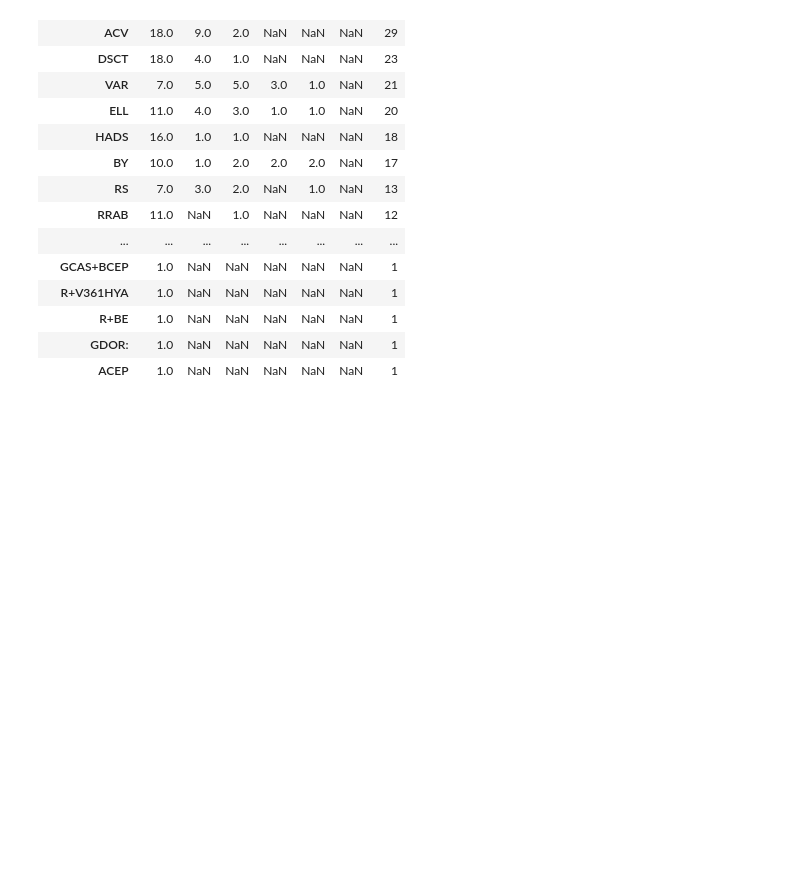
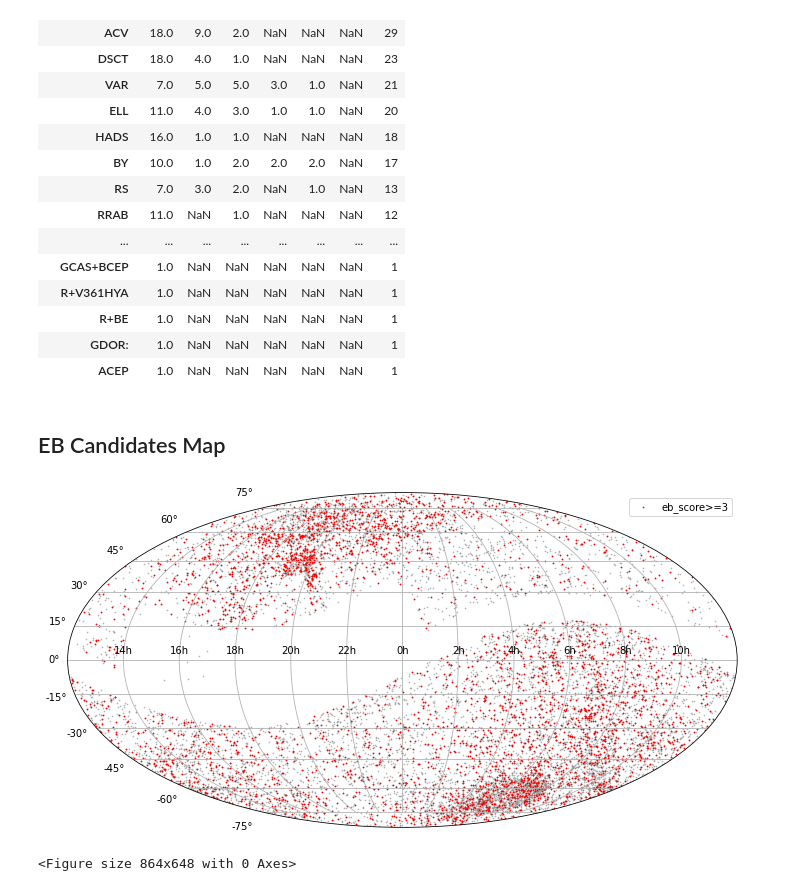
Before and after one commit to orionlee/pht_eb_stats2, a Jupyter notebook: src/dashboard.ipynb, the cells around one changed output. Drawn from its saved outputs; the diff is of its cells as text; code cells hidden in the pictures; blank space fills up the shorter version.

Commit message:
dashboard: add EB map

```diff
--- a/src/dashboard.ipynb
+++ b/src/dashboard.ipynb
@@ -162,3 +193,13 @@ with pd.option_context("display.max_rows", None, "display.max_columns", None):
 | R+BE | 1.0 | NaN | NaN | NaN | NaN | NaN | 1 |
 | GDOR: | 1.0 | NaN | NaN | NaN | NaN | NaN | 1 |
 | ACEP | 1.0 | NaN | NaN | NaN | NaN | NaN | 1 |
+# %% [markdown]
+## EB Candidates Map
+# %%
+ax = dashboard_utils.plot_skymap(df_catalog, projection="mollweide");  # projection="lambert"
+# highlight the better quality ones
+ax = dashboard_utils.plot_skymap(df_catalog[df_catalog["eb_score"] >= 3], ax=ax, scatter_kwargs=dict(c="red", s=0.5, label="eb_score>=3"));
+ax.legend();
+# %% [output]
+[figure, added]
+<Figure size 864x648 with 0 Axes>
```
Also changed, not shown: parts of 2 cells of this notebook, 1 other file.
